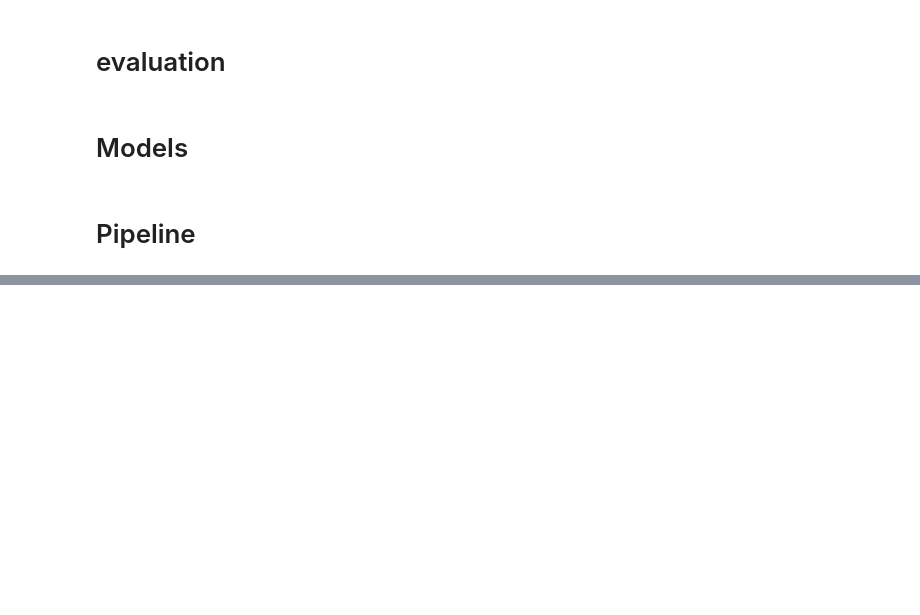
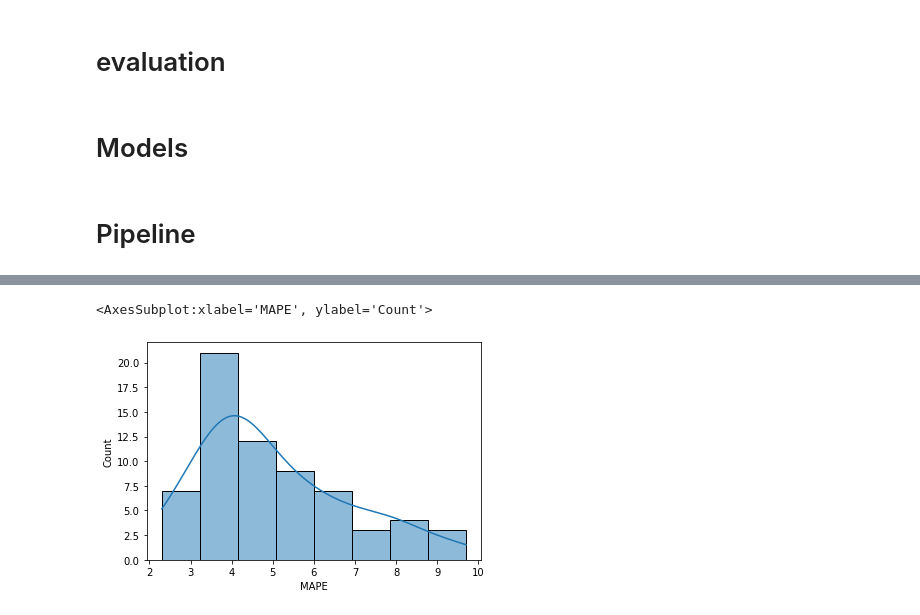
Before and after one commit to yiwen1996/DSGA1018TimeSeries, a Jupyter notebook: 3_models_with_evaluation.ipynb, the cells around one changed output, grey strips where cells are left out. Drawn from its saved outputs; the diff is of its cells as text; code cells hidden in the pictures; blank space fills up the shorter version.

```diff
--- a/3_models_with_evaluation.ipynb
+++ b/3_models_with_evaluation.ipynb
@@ -177,0 +204,5 @@ result_metric_dict
+# %%
+sns.histplot(data=metrics_df['MAPE'], kde=True)
+# %% [output]
+<AxesSubplot:xlabel='MAPE', ylabel='Count'>
+[figure, added]
```
Also changed, not shown: parts of 8 cells of this notebook, 1 other file.
